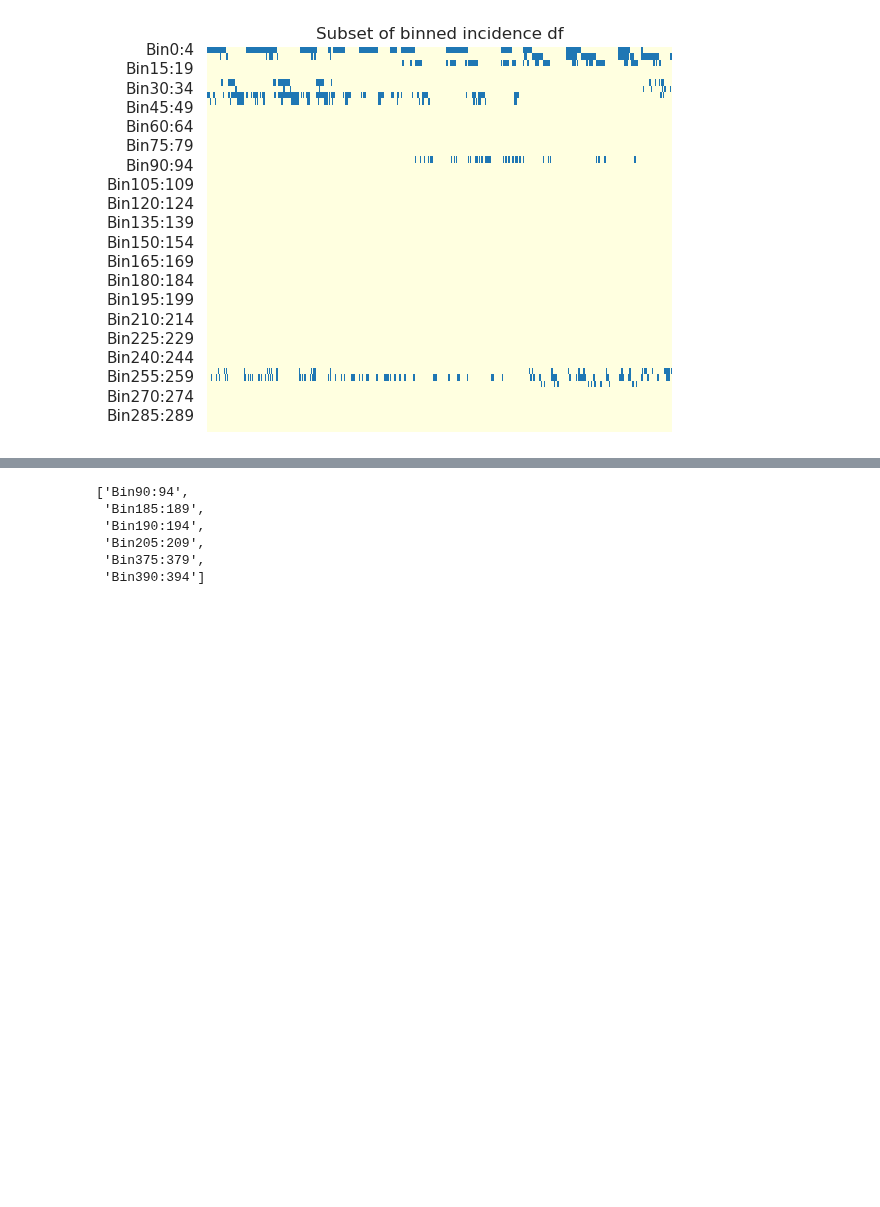
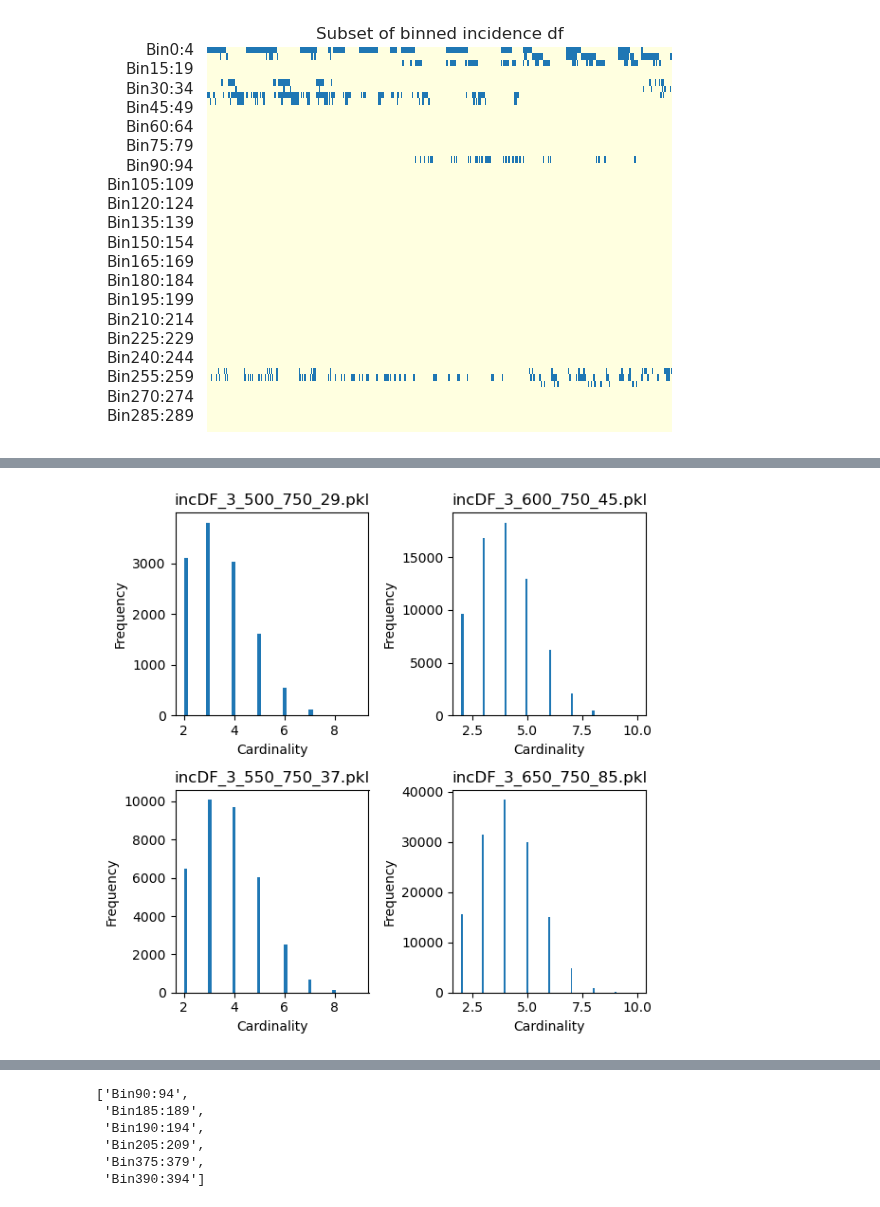
Before and after one commit to noush-joglekar/sporeC_prelim, a Jupyter notebook: scripts/jupyterNB/generatePoreC_fromChains.ipynb, the cells around one changed output, grey strips where cells are left out. Saved outputs shown, nothing was run; the diff lists cells and outputs as text; code cells hidden in the pictures; blank space fills up the shorter version.

```diff
--- a/scripts/jupyterNB/generatePoreC_fromChains.ipynb
+++ b/scripts/jupyterNB/generatePoreC_fromChains.ipynb
@@ -228,0 +289,13 @@ plt.show()
+# %%
+allFiles = os.listdir(f'{dataDir}eval_optimalDistCutoff/')
+fileList = {}
+cardDict = {}
+projMats = {}
+for file in allFiles:
+    if 'incDF_3_' in file and '750' in file:
+        bIncDF = pd.read_pickle(f'{dataDir}eval_optimalDistCutoff/{file}')
+        fileList[file] = bIncDF
+        card = bIncDF.sum()
+        cardDict[file] = card
+        hic_mat = makeHiC_fromInc(bIncDF)
+        projMats[file] = hic_mat
@@ -228,0 +313,28 @@ plt.show()
+# %%
+# Get the number of elements in the dictionary
+num_plots = len(cardDict)
+
+# Calculate the number of rows and columns for subplots
+num_rows = 2
+num_cols = (num_plots + 1) // 2  # Ceiling division to ensure enough columns
+
+# Create subplots
+fig, axes = plt.subplots(num_rows, num_cols, figsize=(num_cols * 3, num_rows * 3))
+
+# Flatten the axes array if necessary
+axes = axes.flatten()
+
+# Iterate through dictionary items and create histograms in subplots
+for i, (filename, data) in enumerate(cardDict.items()):
+    axes[i].hist(data,bins = "auto")
+    axes[i].set_xlabel('Cardinality')
+    axes[i].set_ylabel('Frequency')
+    axes[i].set_title(f'{filename}')
+
+# Adjust layout
+plt.tight_layout()
+
+# Display the subplots
+plt.show()
+# %% [output]
+[figure, added]
```
Also changed, not shown: parts of 14 cells of this notebook.
